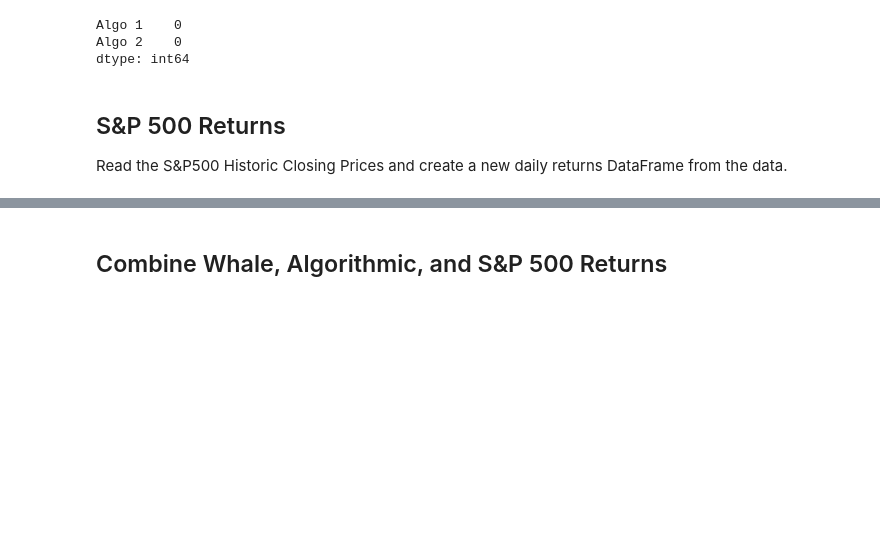
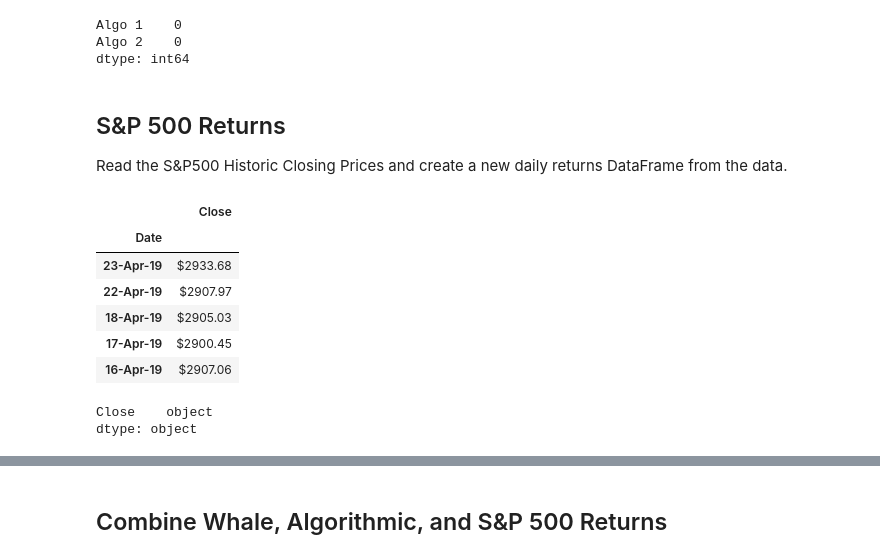
Before and after one commit to Laanu/FinTech_Homeworks, a Jupyter notebook: Pandas/Instructions/Starter_Code/whale_analysis.ipynb, the cells around one changed output, grey strips where cells are left out. Drawn from its saved outputs; the diff is of its cells as text; code cells hidden in the pictures; blank space fills up the shorter version.

```diff
--- a/Pandas/Instructions/Starter_Code/whale_analysis.ipynb
+++ b/Pandas/Instructions/Starter_Code/whale_analysis.ipynb
@@ -135,6 +145,21 @@ Read the S&P500 Historic Closing Prices and create a new daily returns DataFrame
 # Reading S&P 500 Closing Prices
 sp500_history_csv = Path("Resources/sp500_history.csv")
 # YOUR CODE HERE
+# %%
+# Fix Data Types
+sp500_df = pd.read_csv(sp500_history_csv, index_col="Date")
+sp500_df.head()
+# %% [output]
+|  | Close |
+| Date |  |
+| 23-Apr-19 | $2933.68 |
+| 22-Apr-19 | $2907.97 |
+| 18-Apr-19 | $2905.03 |
+| 17-Apr-19 | $2900.45 |
+| 16-Apr-19 | $2907.06 |
 # %%
 # Check Data Types
-# YOUR CODE HERE
+sp500_df.dtypes
+# %% [output]
+Close    object
+dtype: object
```
Also changed, not shown: parts of 10 cells of this notebook, 9 other files.
